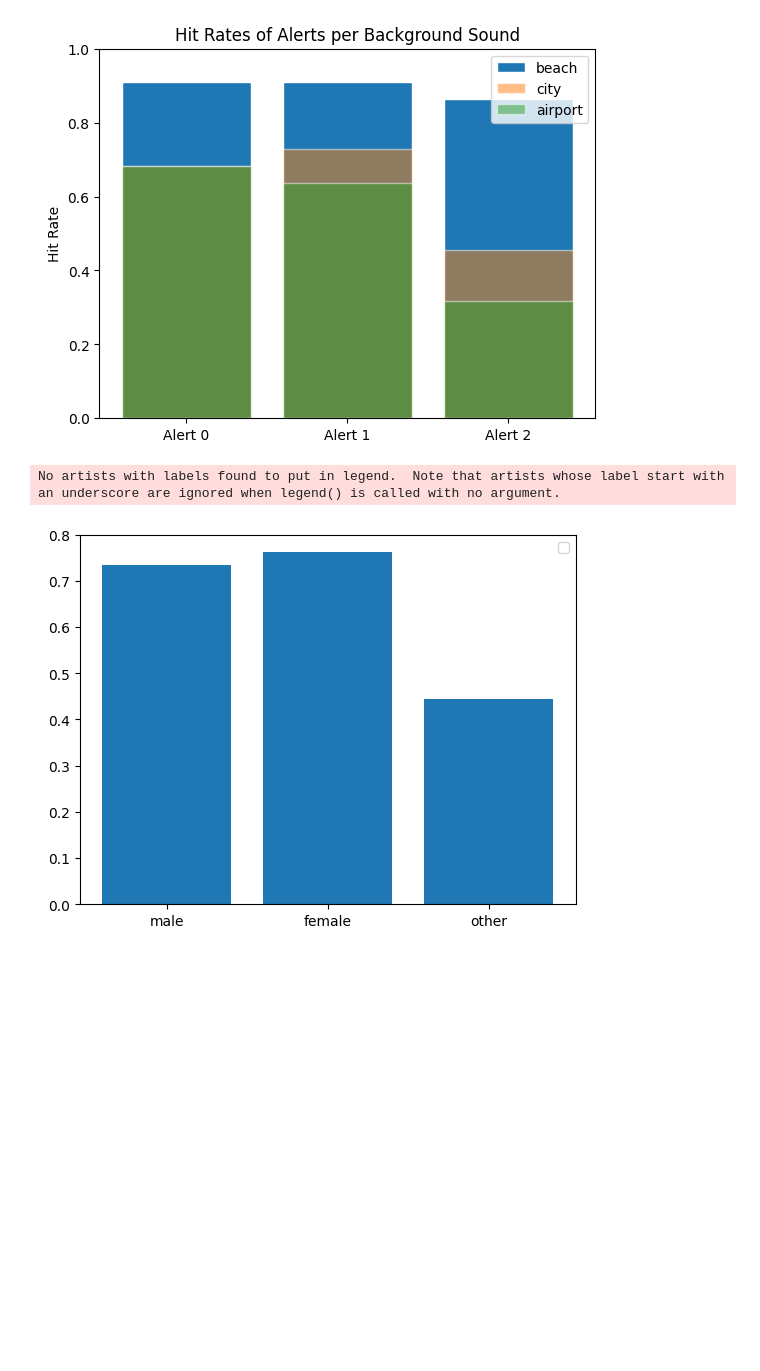
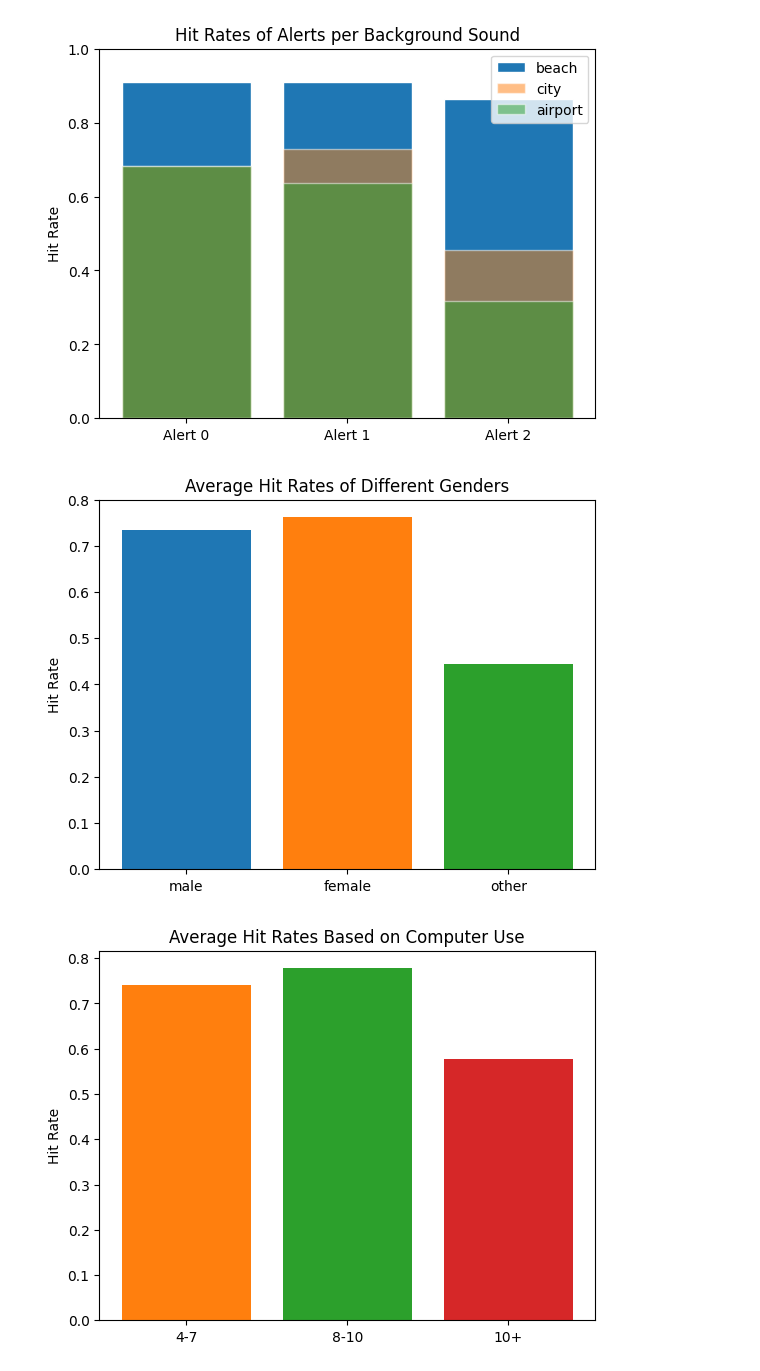
Before and after one commit to csu-hci-projects/SP23-Context-Awareness-Sound-Alerts, a Jupyter notebook: tools/data-visualization.ipynb, the cells around one changed output. Saved outputs shown, nothing was run; the diff lists cells and outputs as text; code cells hidden in the pictures; blank space fills up the shorter version.

```diff
--- a/tools/data-visualization.ipynb
+++ b/tools/data-visualization.ipynb
@@ -190,24 +190,34 @@ plt.title("Hit Rates of Alerts per Background Sound")
 plt.show()
 # %% [output]
 [figure]
-# %%
-genders = ['male', 'female', 'other']
-averages = []
-
-for gender in genders:
-    single_gender = final_data.loc[final_data['gender'] == gender]
-    average = 0
-    for hit in hit_miss_columns:
-        average = average + single_gender[hit].mean()
-
-    averages.append(average / len(hit_miss_columns))
-
-fig, ax = plt.subplots()
-ax.bar(genders, averages)
-plt.title("Average Hit Rates of Different Genders")
-plt.ylabel("Hit Rate")
-
-plt.show()
-# %% [output]
-No artists with labels found to put in legend.  Note that artists whose label start with an underscore are ignored when legend() is called with no argument.
-[figure, removed]
+# %%
+
+def demographics_bar_chart(data, key, potentials, title: str):
+
+    averages = []
+    fig, ax = plt.subplots()
+
+    for subset in potentials:
+        selected_subset = data.loc[final_data[key] == subset]
+        average = 0
+        for hit in hit_miss_columns:
+            average = average + selected_subset[hit].mean()
+
+        p = ax.bar(subset, average / len(hit_miss_columns), label="Label")
+        # if p :ax.bar_label(p, label_type='center')
+
+
+    # ax.bar(potentials, averages, label=f"{}")
+    plt.title(title)
+    plt.ylabel("Hit Rate")
+
+    plt.show()
+
+demographics_bar_chart(final_data, 'gender', ['male', 'female', 'other'], "Average Hit Rates of Different Genders")
+demographics_bar_chart(final_data, 'computerUse', ['1-3', '4-7', '8-10', '10+'], "Average Hit Rates Based on Computer Use")
+demographics_bar_chart(final_data, 'brand', ['Apple', 'Samsung', 'Pixel', 'LG', 'Nokia', 'Other'], "Average Hit Rates Based on Phone Brand")
+demographics_bar_chart(final_data, 'silent', ['1', '2', '3', '4', '5'], "Average Hit Rates Based on Frequeny of Phone on Silent")
+demographics_bar_chart(final_data, 'defaultNotification', ['True', 'False'], "Average Hit Rates Based Default Notification Sound")
+# %% [output]
+[figure, added]
+[figure, added]
```
Also changed, not shown: parts of 2 cells of this notebook, 1 other file.
